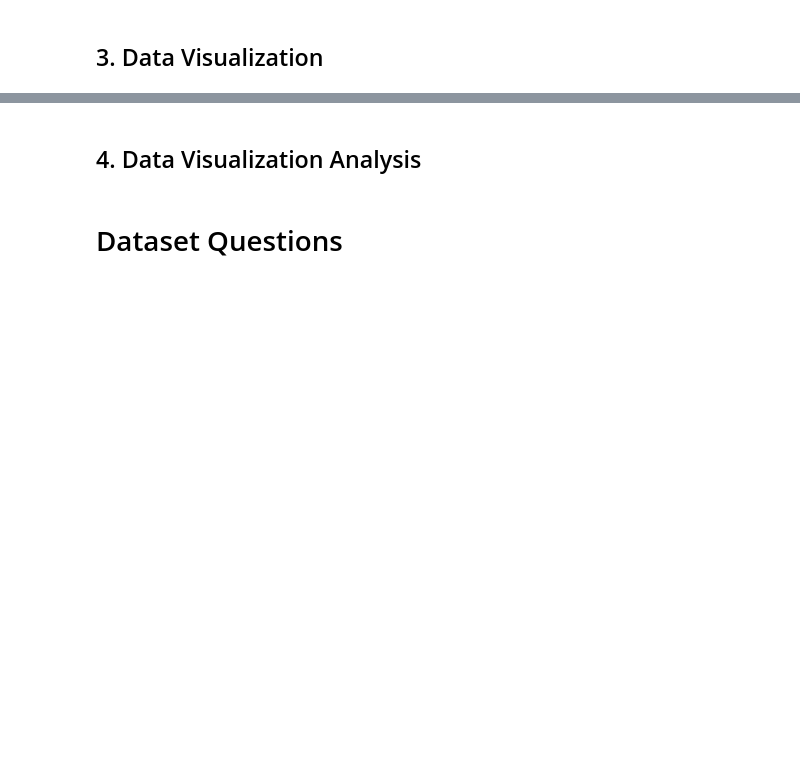
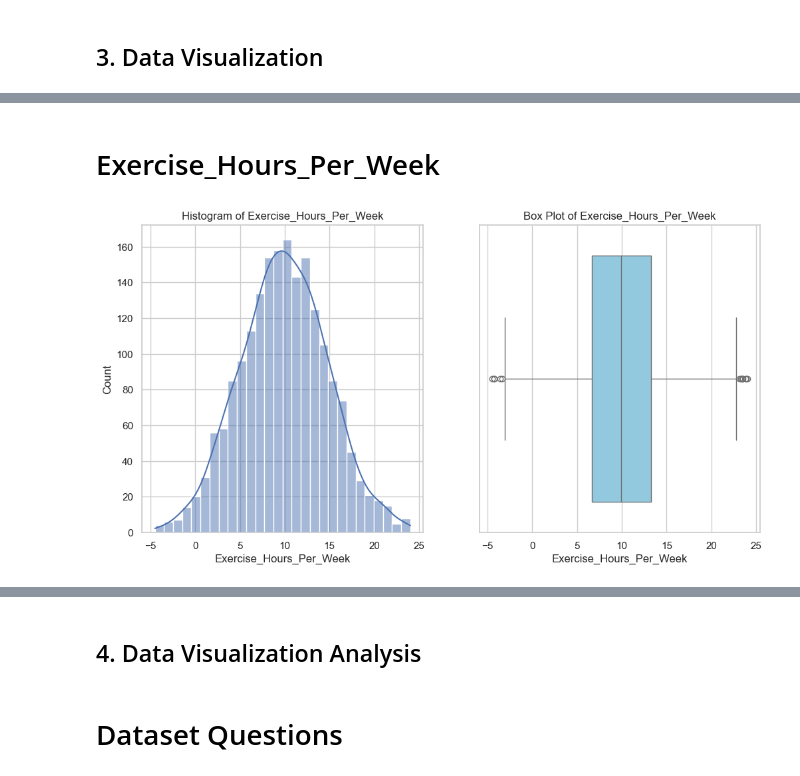
Before and after one commit to salsbiila/K02-IF2220-13522060-13522062, a Jupyter notebook: Health.ipynb, the cells around one changed output, grey strips where cells are left out. Drawn from its saved outputs; the diff is of its cells as text; code cells hidden in the pictures; blank space fills up the shorter version.

```diff
--- a/Health.ipynb
+++ b/Health.ipynb
@@ -389,0 +418,6 @@ for column in numeric_columns:
+# %% [markdown]
+# Exercise_Hours_Per_Week
+# %%
+numeric_visualizations(df, 'Exercise_Hours_Per_Week')
+# %% [output]
+[figure, added]
```
Also changed, not shown: parts of 35 cells of this notebook.
